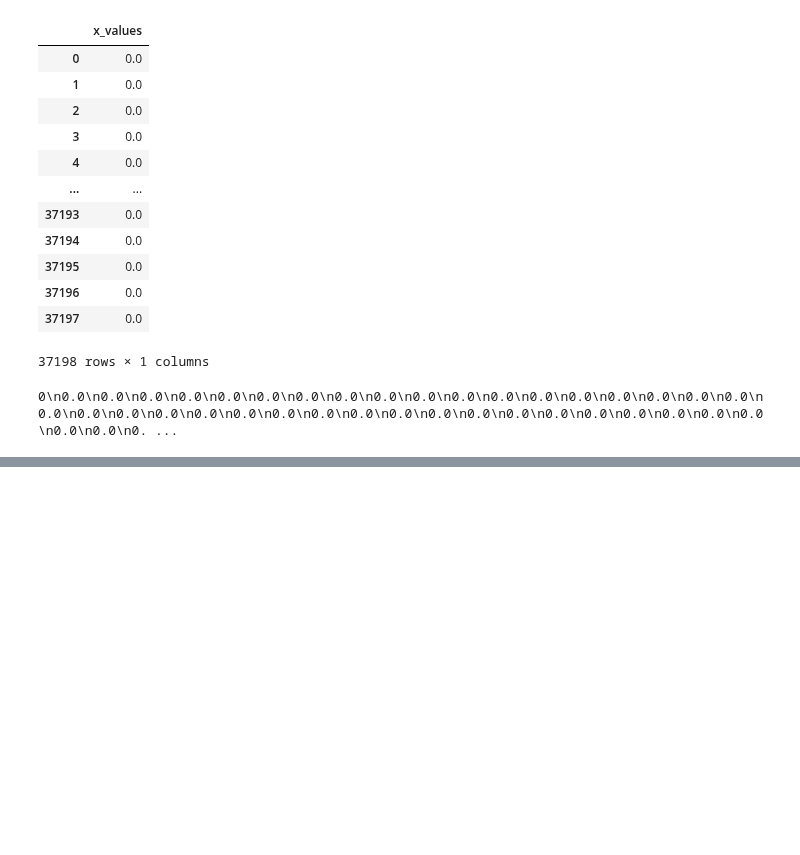
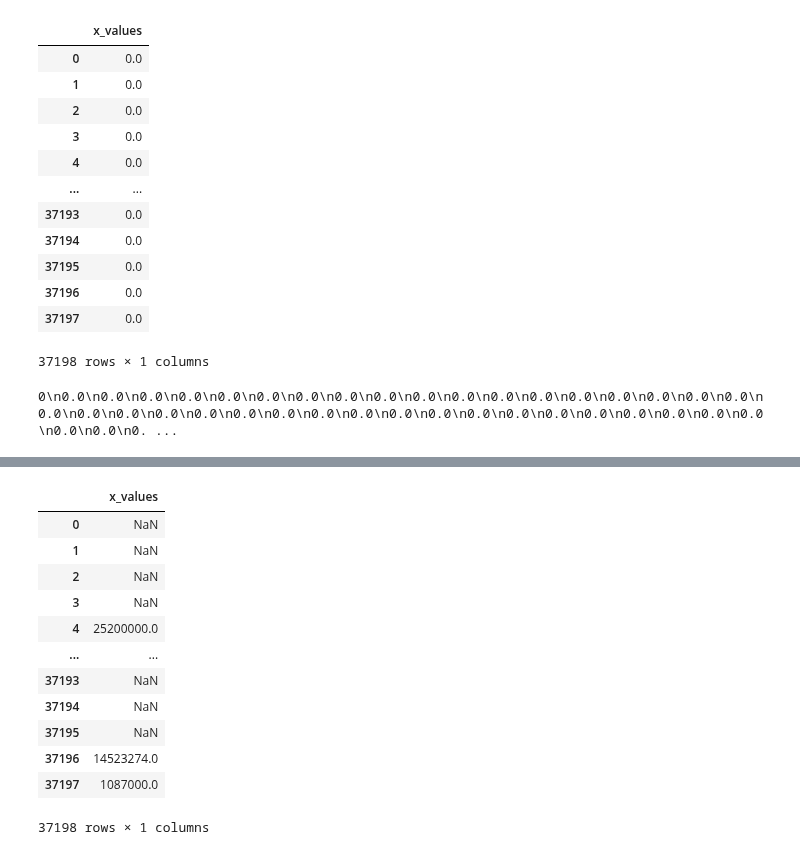
Before and after one commit to StardustLID/TEMG4952A-TEAM-5, a Jupyter notebook: backend/csv_helper.ipynb, the cells around one changed output, grey strips where cells are left out. Drawn from its saved outputs; the diff is of its cells as text; code cells hidden in the pictures; blank space fills up the shorter version.

```diff
--- a/backend/csv_helper.ipynb
+++ b/backend/csv_helper.ipynb
@@ -267,0 +305,17 @@ df.to_csv(index = False)
+# %%
+df.rename(columns={'total_funding_usd': 'x_values'}, inplace=True)
+df
+# %% [output]
+|  | x_values |
+| 0 | NaN |
+| 1 | NaN |
+| 2 | NaN |
+| 3 | NaN |
+| 4 | 25200000.0 |
+| ... | ... |
+| 37193 | NaN |
+| 37194 | NaN |
+| 37195 | NaN |
+| 37196 | 14523274.0 |
+| 37197 | 1087000.0 |
+37198 rows × 1 columns
```
Also changed, not shown: parts of 7 cells of this notebook, 1 other file.
